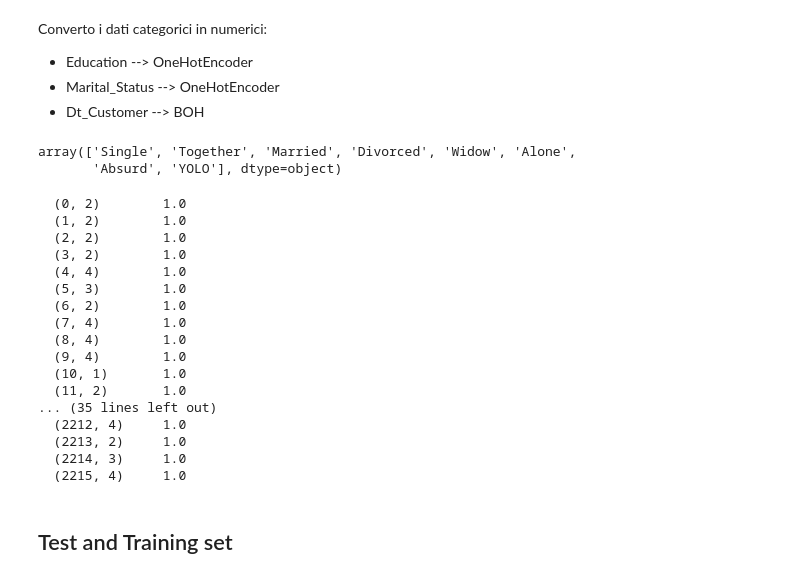
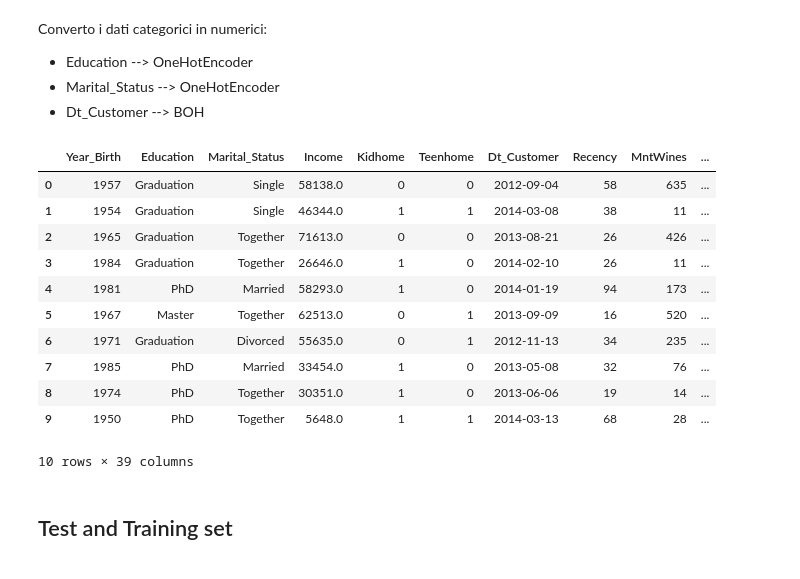
Before and after one commit to remarcoble/ML-marketing-campaign, a Jupyter notebook: main.ipynb, the cells around one changed output. Saved outputs shown, nothing was run; the diff lists cells and outputs as text; code cells hidden in the pictures.

```diff
--- a/main.ipynb
+++ b/main.ipynb
@@ -179,30 +179,27 @@ Converto i dati categorici in numerici:
 # %%
 edu_enc = OneHotEncoder()
 edu_ohe = edu_enc.fit_transform(dataset['Education'].values.reshape(-1,1))
-# %%
-dataset['Marital_Status'].unique()
-# %% [output]
-array(['Single', 'Together', 'Married', 'Divorced', 'Widow', 'Alone',
-       'Absurd', 'YOLO'], dtype=object)
 # %%
-print(edu_ohe)
+dataset['Education_'+dataset['Education'].unique()] = edu_ohe.toarray()
-# %% [output]
-  (0, 2)        1.0
-  (1, 2)        1.0
-  (2, 2)        1.0
-  (3, 2)        1.0
-  (4, 4)        1.0
-  (5, 3)        1.0
-  (6, 2)        1.0
-  (7, 4)        1.0
-  (8, 4)        1.0
-  (9, 4)        1.0
-  (10, 1)       1.0
-  (11, 2)       1.0
-... (35 lines left out)
-  (2212, 4)     1.0
-  (2213, 2)     1.0
-  (2214, 3)     1.0
-  (2215, 4)     1.0
+# %%
+mar_enc = OneHotEncoder()
+mar_ohe = mar_enc.fit_transform(dataset['Marital_Status'].values.reshape(-1,1))
+# %%
+dataset['Marital_Status_'+dataset['Marital_Status'].unique()] = mar_ohe.toarray()
+# %%
+dataset.head(10)
+# %% [output]
+|  | Year_Birth | Education | Marital_Status | Income | Kidhome | Teenhome | Dt_Customer | Recency | MntWines | ... |
+| 0 | 1957 | Graduation | Single | 58138.0 | 0 | 0 | 2012-09-04 | 58 | 635 | ... |
+| 1 | 1954 | Graduation | Single | 46344.0 | 1 | 1 | 2014-03-08 | 38 | 11 | ... |
+| 2 | 1965 | Graduation | Together | 71613.0 | 0 | 0 | 2013-08-21 | 26 | 426 | ... |
+| 3 | 1984 | Graduation | Together | 26646.0 | 1 | 0 | 2014-02-10 | 26 | 11 | ... |
+| 4 | 1981 | PhD | Married | 58293.0 | 1 | 0 | 2014-01-19 | 94 | 173 | ... |
+| 5 | 1967 | Master | Together | 62513.0 | 0 | 1 | 2013-09-09 | 16 | 520 | ... |
+| 6 | 1971 | Graduation | Divorced | 55635.0 | 0 | 1 | 2012-11-13 | 34 | 235 | ... |
+| 7 | 1985 | PhD | Married | 33454.0 | 1 | 0 | 2013-05-08 | 32 | 76 | ... |
+| 8 | 1974 | PhD | Together | 30351.0 | 1 | 0 | 2013-06-06 | 19 | 14 | ... |
+| 9 | 1950 | PhD | Together | 5648.0 | 1 | 1 | 2014-03-13 | 68 | 28 | ... |
+10 rows × 39 columns
 # %% [markdown]
 ## Test and Training set
```
